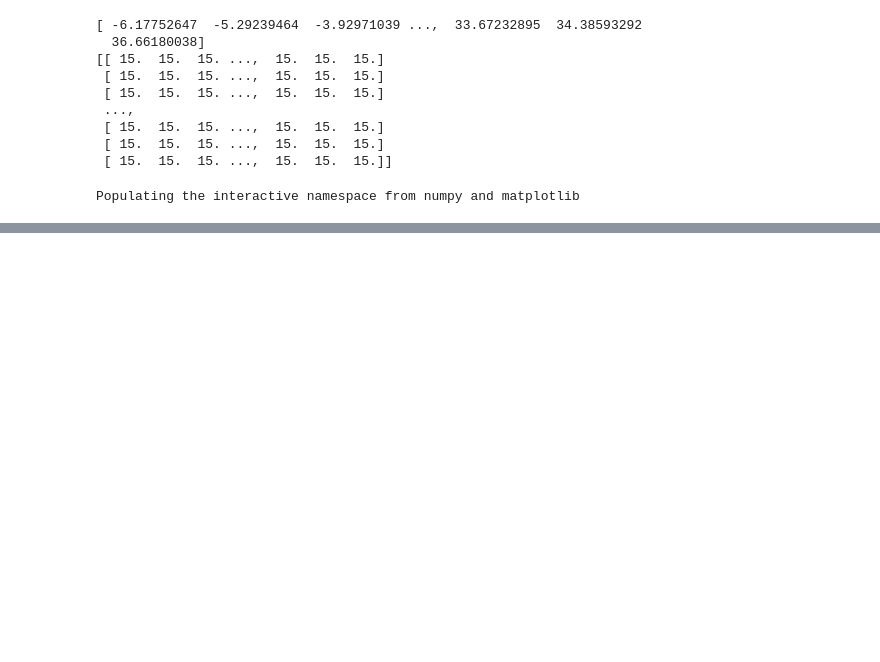
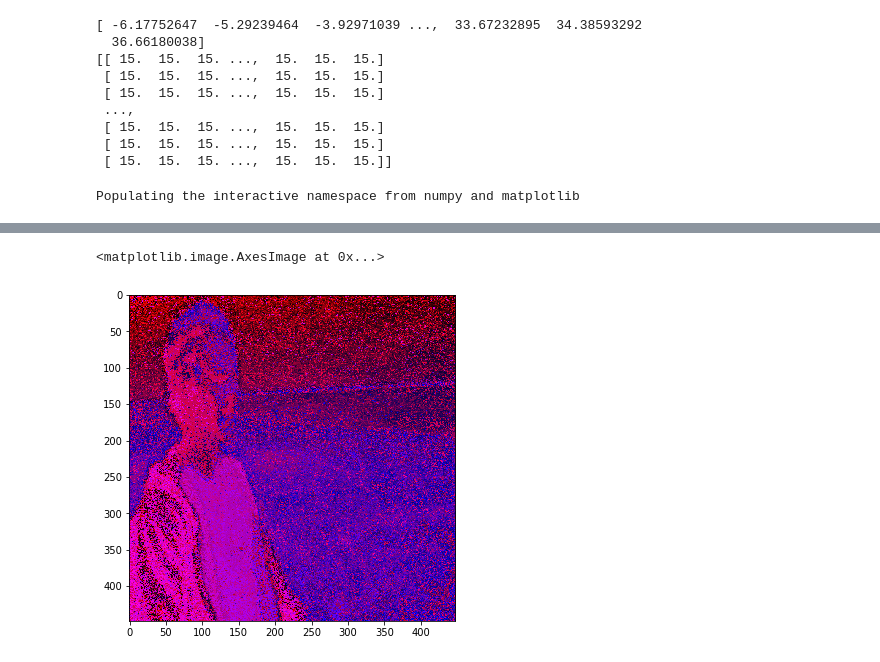
Before and after one commit to harveyslash/PatchMatch, a Jupyter notebook: scratch.ipynb, the cells around one changed output, grey strips where cells are left out. Saved outputs shown, nothing was run; the diff lists cells and outputs as text; code cells hidden in the pictures; blank space fills up the shorter version.

```diff
--- a/scratch.ipynb
+++ b/scratch.ipynb
@@ -278,0 +246,5 @@ plt.imshow(pm.reconstruct_image(img_a=y)[:,:,::-1])
+# %%
+plt.imshow(pm.visualize())
+# %% [output]
+<matplotlib.image.AxesImage at 0x...>
+[figure, added]
```
Also changed, not shown: parts of 6 cells of this notebook, 2 other files.
